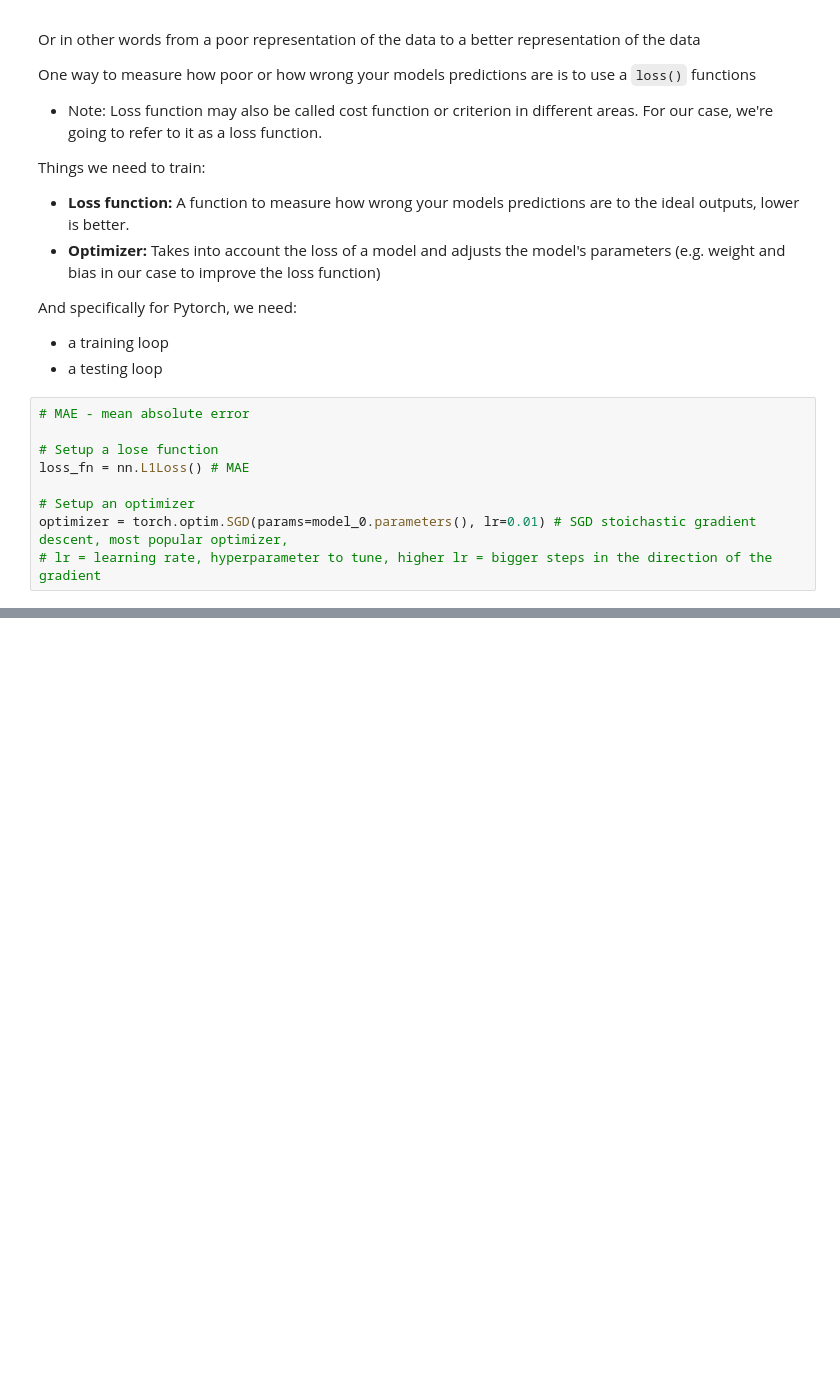
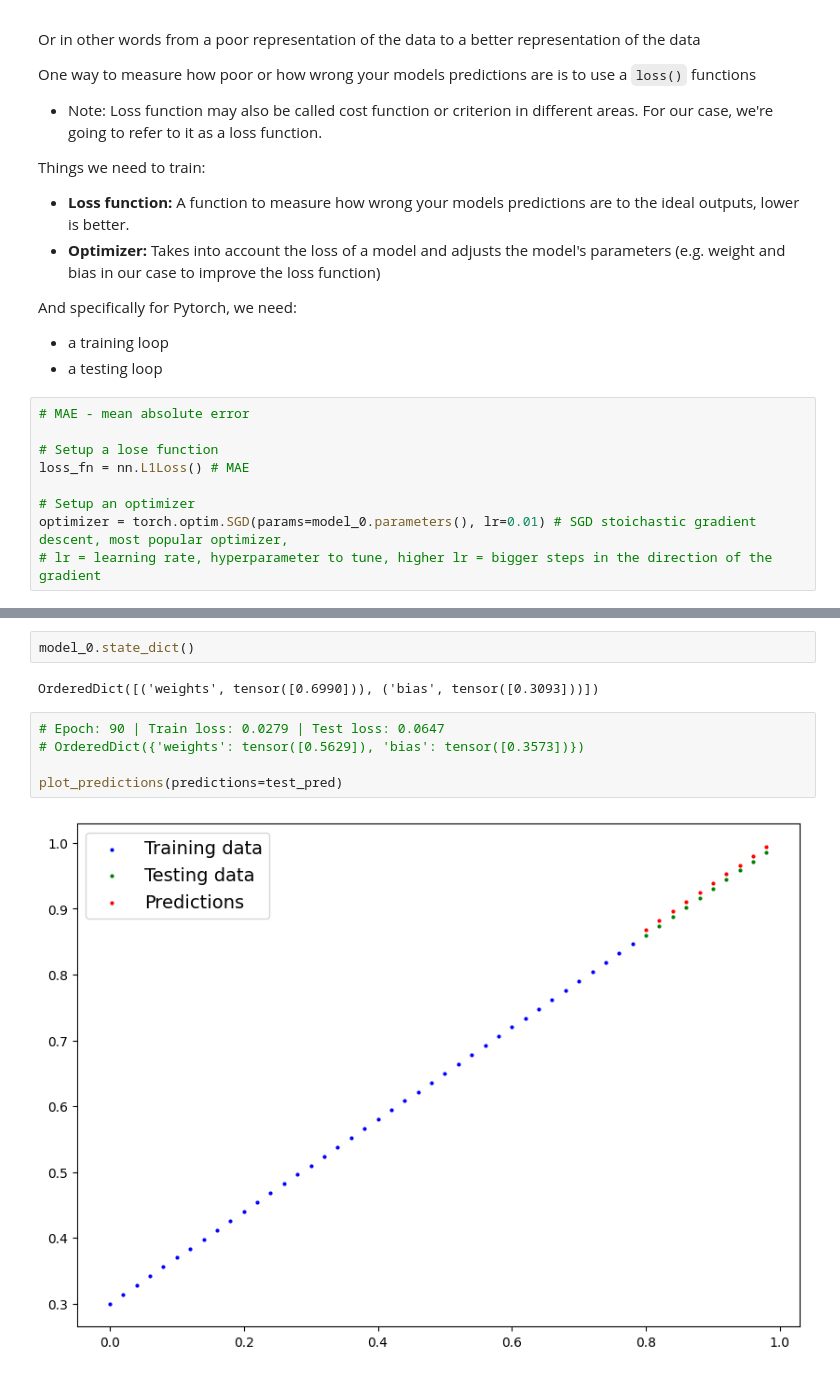
Before and after one commit to FusRaDa/PyTorch-Guide, a Jupyter notebook: 01.ipynb, the cells around one changed output, grey strips where cells are left out. Drawn from its saved outputs; the diff is of its cells as text; blank space fills up the shorter version.

Commit message:
work on testing/training loops

```diff
--- a/01.ipynb
+++ b/01.ipynb
@@ -273,0 +357,11 @@ optimizer = torch.optim.SGD(params=model_0.parameters(), lr=0.01) # SGD stoichas
+# %%
+model_0.state_dict()
+# %% [output]
+OrderedDict([('weights', tensor([0.6990])), ('bias', tensor([0.3093]))])
+# %%
+# Epoch: 90 | Train loss: 0.0279 | Test loss: 0.0647
+# OrderedDict({'weights': tensor([0.5629]), 'bias': tensor([0.3573])})
+
+plot_predictions(predictions=test_pred)
+# %% [output]
+[figure, added]
```
Also changed, not shown: parts of 8 cells of this notebook.
